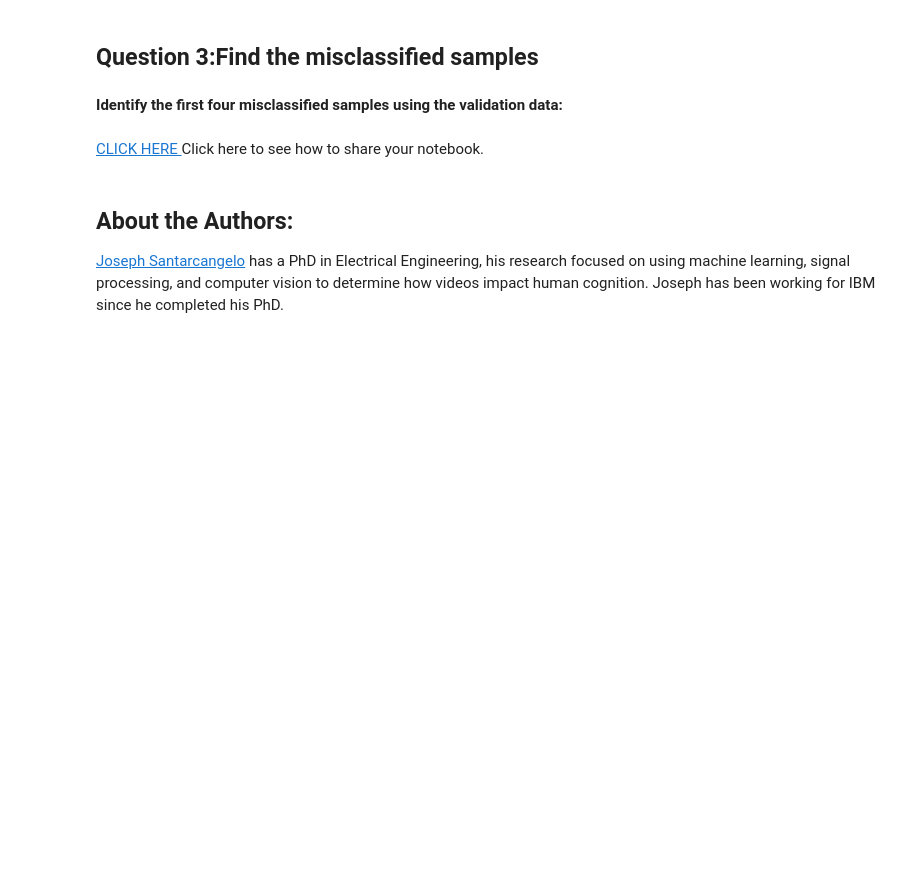
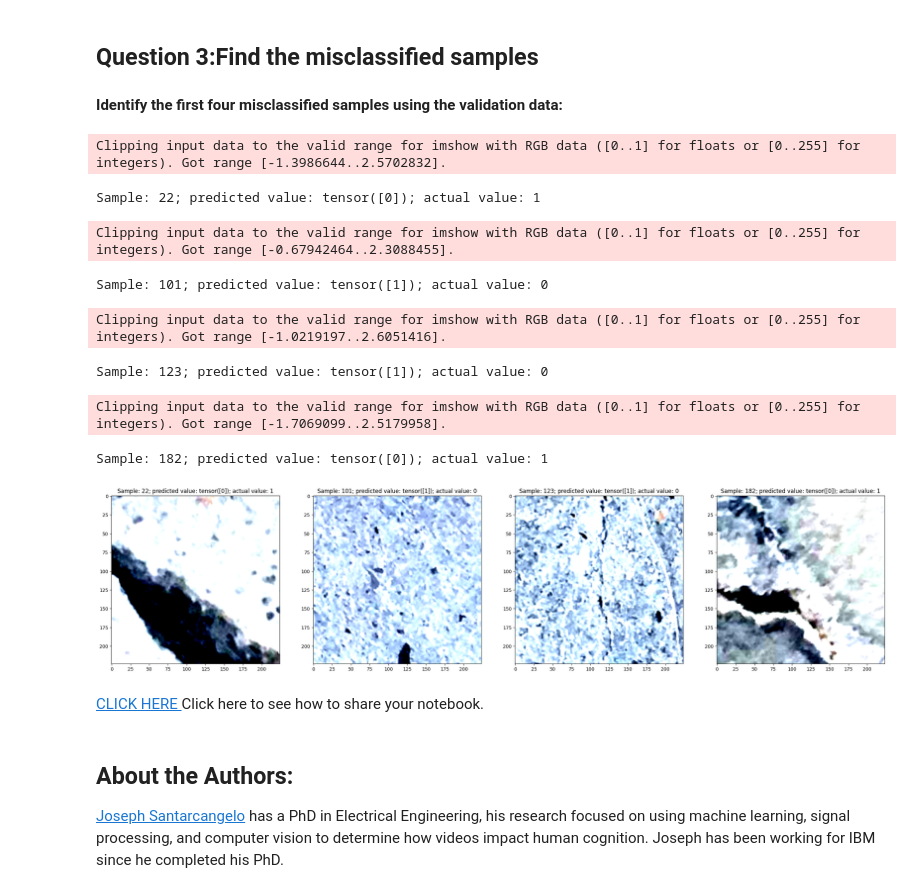
Before and after one commit to ngoc-minh-do/IBM-AI-Engineering-Professional, a Jupyter notebook: 06. AI Capstone Project with Deep Learning/Module 04/4 1_resnet18_PyTorch.ipynb, the cells around one changed output. Saved outputs shown, nothing was run; the diff lists cells and outputs as text; code cells hidden in the pictures; blank space fills up the shorter version.

```diff
--- a/06. AI Capstone Project with Deep Learning/Module 04/4 1_resnet18_PyTorch.ipynb
+++ b/06. AI Capstone Project with Deep Learning/Module 04/4 1_resnet18_PyTorch.ipynb
@@ -116,12 +107,16 @@ class Dataset(Dataset):
         self.Y[1::2]=0
 
         if train:
-            self.all_files=self.all_files[0:30000]
-            self.Y=self.Y[0:30000]
+            # self.all_files=self.all_files[0:30000]
+            # self.Y=self.Y[0:30000]
+            self.all_files=self.all_files[0:9000]
+            self.Y=self.Y[0:9000]
             self.len=len(self.all_files)
         else:
-            self.all_files=self.all_files[30000:]
-            self.Y=self.Y[30000:]
+            # self.all_files=self.all_files[30000:]
+            # self.Y=self.Y[30000:]
+            self.all_files=self.all_files[30000:33000]
+            self.Y=self.Y[30000:33000]
             self.len=len(self.all_files)
 
     # Get the length
@@ -165,7 +164,8 @@ model = models.resnet18(pretrained=True)
 
 
 # Type your code here
-model.requires_grad = False
+for param in model.parameters():
+    param.requires_grad = False
 # %% [markdown]
 <code>resnet18</code> is used to classify 1000 different objects; as a result, the last layer has 1000 outputs.  The 512 inputs come from the fact that the previously hidden layer has 512 outputs.
 # %% [markdown]
@@ -195,4 +213,5 @@ validation_loader = DataLoader(dataset=validation_dataset, batch_size=100)
 # %% [markdown]
 <b>Step 3</b>: Use the following optimizer to minimize the loss
 # %%
-optimizer = torch.optim.Adam([parameters  for parameters in model.parameters() if parameters.requires_grad],lr=0.001)
+learnableParams = [parameters  for parameters in model.parameters() if parameters.requires_grad]
+learnableParams
@@ -199,3 +225,5 @@ optimizer = torch.optim.Adam([parameters  for parameters in model.parameters() i
+# %%
+optimizer = torch.optim.Adam(learnableParams,lr=0.001)
 # %% [markdown]
 <!--Empty Space for separating topics-->
 # %% [markdown]
@@ -256,18 +308,37 @@ plt.show()
 <b>Identify the first four misclassified samples using the validation data:</b>
 # %%
 count = 0
+idx = 0
+
+fig, axes = plt.subplots(1, 4, figsize=(30, 120), squeeze=False)
+
 for x, y in validation_dataset:
     model.eval()
-    z = model(x)
+    z = model(x.unsqueeze(0)) # Returns a new tensor with a dimension of size one inserted at the specified position
     _, yhat = z.max(1)
 
     if y != yhat:
+        title = f'Sample: {idx}; predicted value: {yhat}; actual value: {y}'
+        axes[0][count].imshow(np.transpose(x.detach().numpy(), (1, 2, 0))) # Transpose dimensions to match matplotlib's expected format
+        axes[0][count].set_title(title)
+        print(title)
         count += 1
-        plt.imshow(x.detach().numpy())
-        plt.show()
-        plt.title(f'Sample: {count}; predicted value: {yhat}; actual value: {y}')
+
     if count >= 4:
         break
+
+    idx += 1
+plt.show()
+# %% [output]
+Clipping input data to the valid range for imshow with RGB data ([0..1] for floats or [0..255] for integers). Got range [-1.3986644..2.5702832].
+Sample: 22; predicted value: tensor([0]); actual value: 1
+Clipping input data to the valid range for imshow with RGB data ([0..1] for floats or [0..255] for integers). Got range [-0.67942464..2.3088455].
+Sample: 101; predicted value: tensor([1]); actual value: 0
+Clipping input data to the valid range for imshow with RGB data ([0..1] for floats or [0..255] for integers). Got range [-1.0219197..2.6051416].
+Sample: 123; predicted value: tensor([1]); actual value: 0
+Clipping input data to the valid range for imshow with RGB data ([0..1] for floats or [0..255] for integers). Got range [-1.7069099..2.5179958].
+Sample: 182; predicted value: tensor([0]); actual value: 1
+[figure, added]
 # %% [markdown]
 <a href="https://dataplatform.cloud.ibm.com/docs/content/wsj/analyze-data/share-notebooks.html?utm_source=Exinfluencer&utm_content=000026UJ&utm_id=NA-SkillsNetwork-Channel-SkillsNetworkCoursesIBMDeveloperSkillsNetworkDL0321ENSkillsNetwork951-2022-01-01&utm_medium=Exinfluencer&utm_term=10006555"> CLICK HERE </a> Click here to see how to share your notebook.
 # %% [markdown]
```
Also changed, not shown: parts of 9 cells of this notebook, 2 other files.
